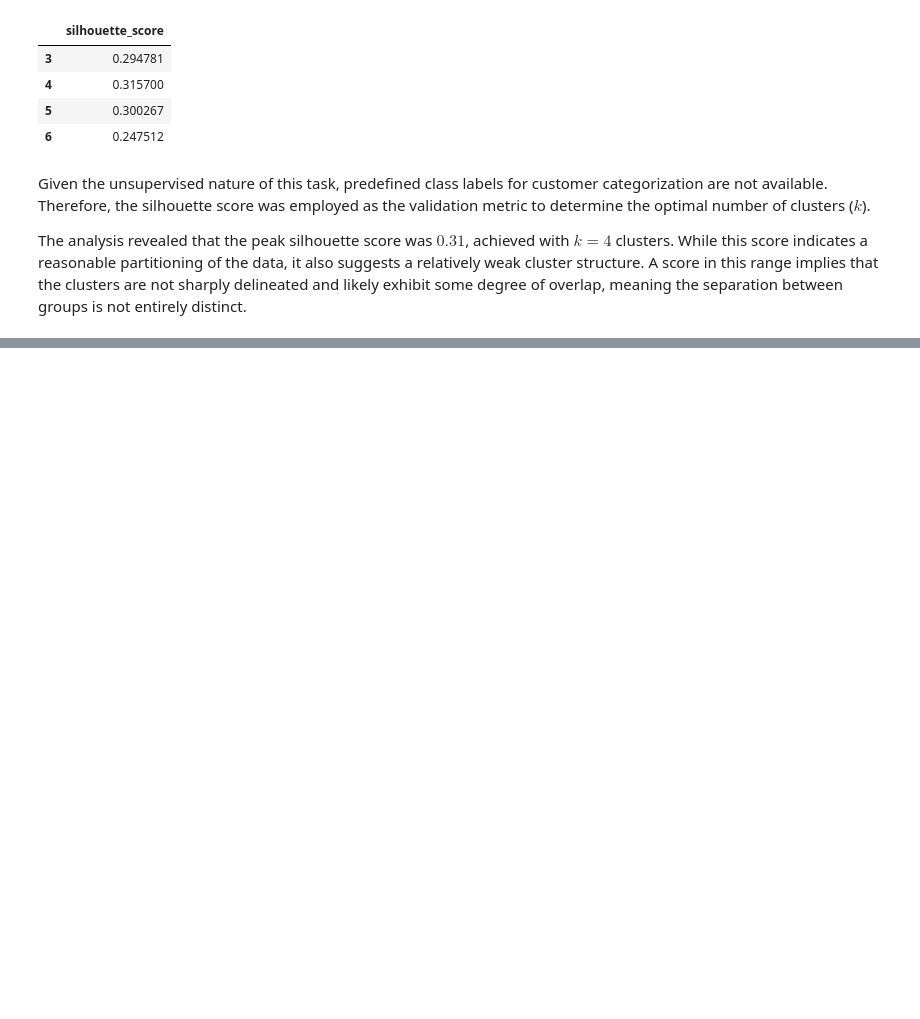
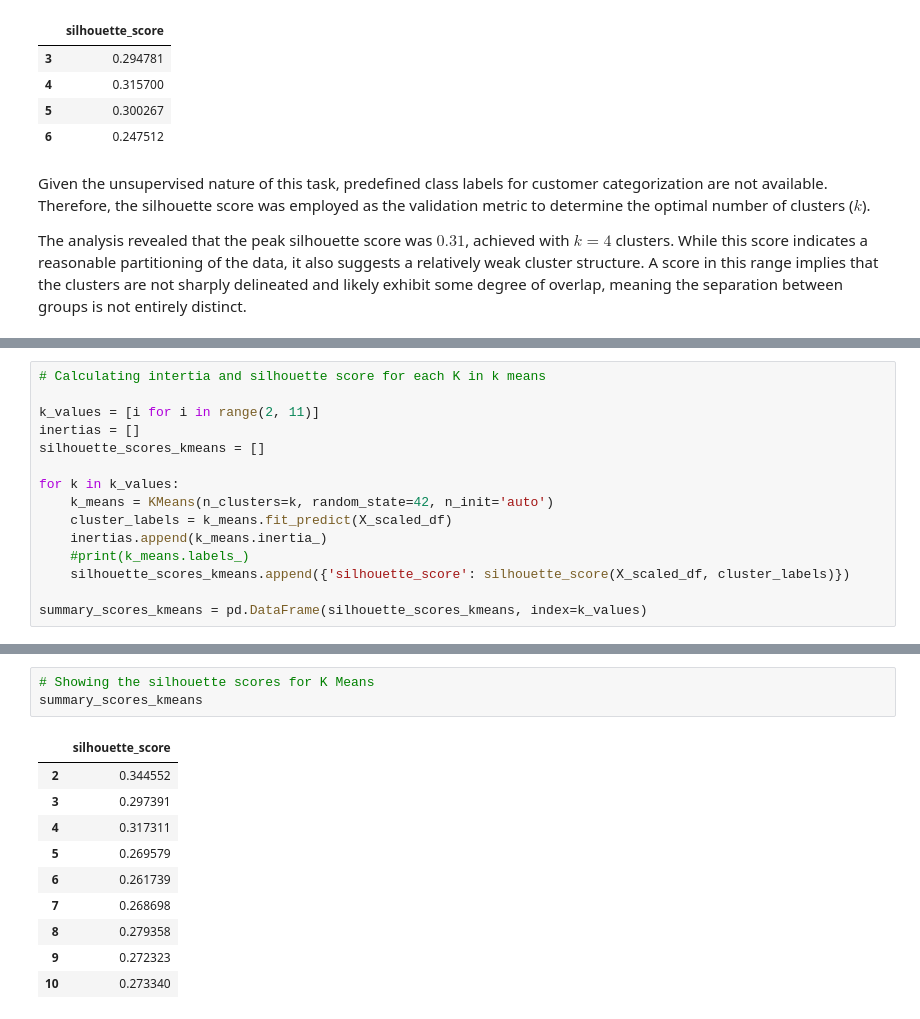
Before and after one commit to Danialloma/MegaMart-Customer-Segmentation-Analysis, a Jupyter notebook: main.ipynb, the cells around one changed output, grey strips where cells are left out. Drawn from its saved outputs; the diff is of its cells as text; blank space fills up the shorter version.

```diff
--- a/main.ipynb
+++ b/main.ipynb
@@ -585,0 +589,15 @@ The analysis revealed that the peak silhouette score was $0.31$, achieved with $
+# %%
+# Calculating intertia and silhouette score for each K in k means
+
+k_values = [i for i in range(2, 11)]
+inertias = []
+silhouette_scores_kmeans = []
+
+for k in k_values:
+    k_means = KMeans(n_clusters=k, random_state=42, n_init='auto')
+    cluster_labels = k_means.fit_predict(X_scaled_df)
+    inertias.append(k_means.inertia_)
+    #print(k_means.labels_)
+    silhouette_scores_kmeans.append({'silhouette_score': silhouette_score(X_scaled_df, cluster_labels)})
+
+summary_scores_kmeans = pd.DataFrame(silhouette_scores_kmeans, index=k_values)
@@ -585,0 +655,14 @@ The analysis revealed that the peak silhouette score was $0.31$, achieved with $
+# %%
+# Showing the silhouette scores for K Means
+summary_scores_kmeans
+# %% [output]
+|  | silhouette_score |
+| 2 | 0.344552 |
+| 3 | 0.297391 |
+| 4 | 0.317311 |
+| 5 | 0.269579 |
+| 6 | 0.261739 |
+| 7 | 0.268698 |
+| 8 | 0.279358 |
+| 9 | 0.272323 |
+| 10 | 0.273340 |
```
Also changed, not shown: parts of 6 cells of this notebook.
